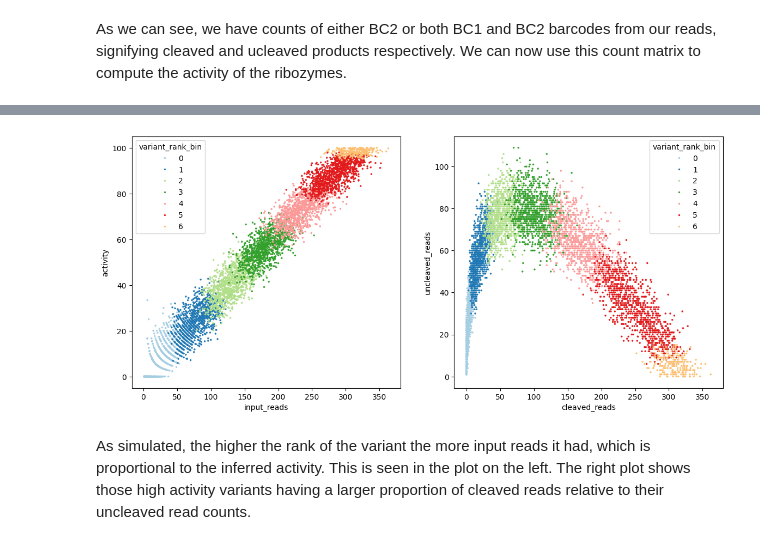
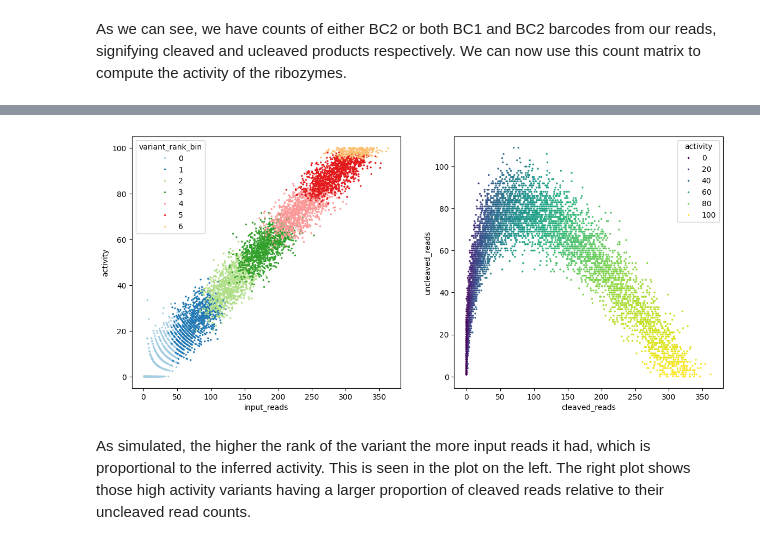
Before and after one commit to ayaanhossain/oligopool, a Jupyter notebook: examples/OligopoolCalculatorInAction.ipynb, the cells around one changed output, grey strips where cells are left out. Saved outputs shown, nothing was run; the diff lists cells and outputs as text; code cells hidden in the pictures.

```diff
--- a/examples/OligopoolCalculatorInAction.ipynb
+++ b/examples/OligopoolCalculatorInAction.ipynb
@@ -1258,14 +1258,10 @@ cc_df
 As we can see, we have counts of either BC2 or both BC1 and BC2 barcodes from our reads, signifying cleaved and ucleaved products respectively. We can now use this count matrix to compute the activity of the ribozymes.
 # %%
 cc_df['ID'] = cc_df['BC2.ID']
-cc_df['count_basis'] = cc_df.apply(lambda x: 'cleaved' if x['BC1.ID'] != x['BC2.ID'] else 'uncleaved', axis=1)
+cc_df['count_basis'] = cc_df.apply(lambda x: 'cleaved_reads' if x['BC1.ID'] != x['BC2.ID'] else 'uncleaved_reads', axis=1)
 act_df = cc_df.pivot(index='ID', columns='count_basis', values='Counts').fillna(0.).reset_index()
-act_df['activity'] = act_df.apply(lambda x: 100. * x.cleaved / (x.cleaved + x.uncleaved), axis=1)
-act_df = act_df.merge(ac_df, left_on='ID', right_on='BC2.ID').drop(columns=['BC2.ID']).rename(columns={
-    'cleaved': 'cleaved_reads',
-    'uncleaved': 'uncleaved_reads',
-    'Counts': 'input_reads'
-})
+act_df['activity'] = act_df.apply(lambda x: 100. * x.cleaved_reads / (x.cleaved_reads + x.uncleaved_reads), axis=1)
+act_df = act_df.merge(ac_df, left_on='ID', right_on='BC2.ID').drop(columns=['BC2.ID']).rename(columns={'Counts': 'input_reads'})
 # %%
 act_df.tail(5)
 # %% [output]
@@ -1278,22 +1274,22 @@ act_df.tail(5)
 # %%
 fig,ax = plt.subplots(1, 2, figsize=(14,6))
 sns.scatterplot(
     data=act_df,
     x='input_reads', y='activity',
     hue='variant_rank_bin',
     palette='Paired',
     s=5, ec=None,
     ax=ax[0])
 sns.scatterplot(
     data=act_df,
     x='cleaved_reads', y='uncleaved_reads',
-    hue='variant_rank_bin',
-    palette='Paired',
+    hue='activity',
+    palette='viridis',
     s=5, ec=None,
     ax=ax[1])
 plt.show()
 # %% [output]
-[figure, old version]
+[figure, new version]
 # %% [markdown]
 As simulated, the higher the rank of the variant the more input reads it had, which is proportional to the inferred activity. This is seen in the plot on the left. The right plot shows those high activity variants having a larger proportion of cleaved reads relative to their uncleaved read counts.
 # %% [markdown]
```
Also changed, not shown: parts of 20 cells of this notebook.
